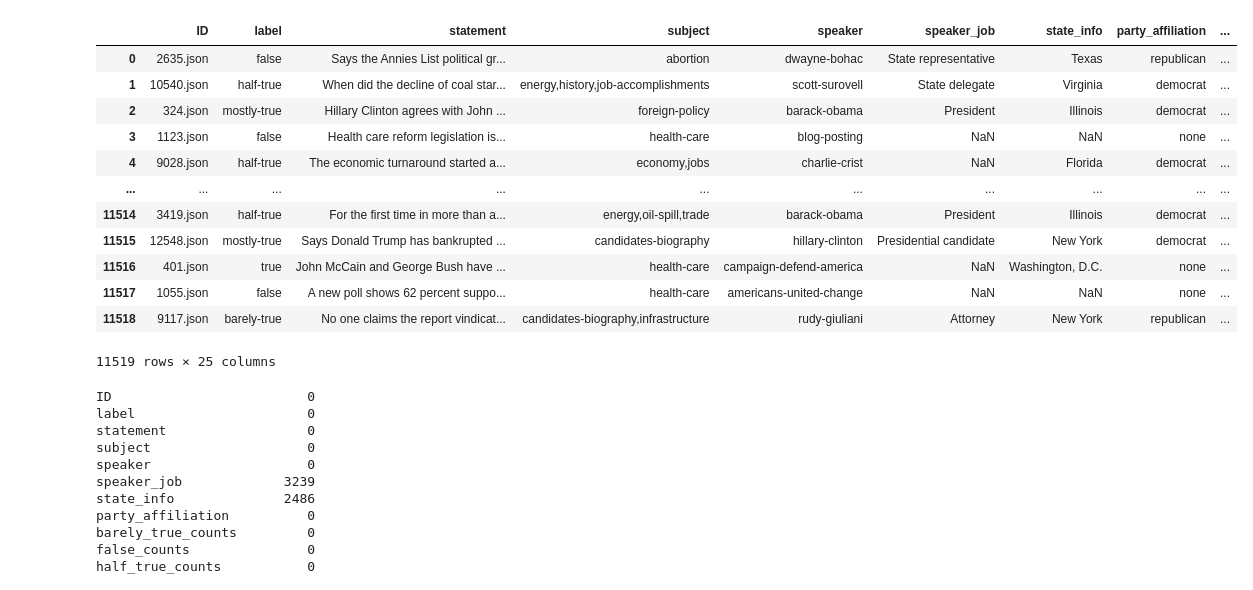
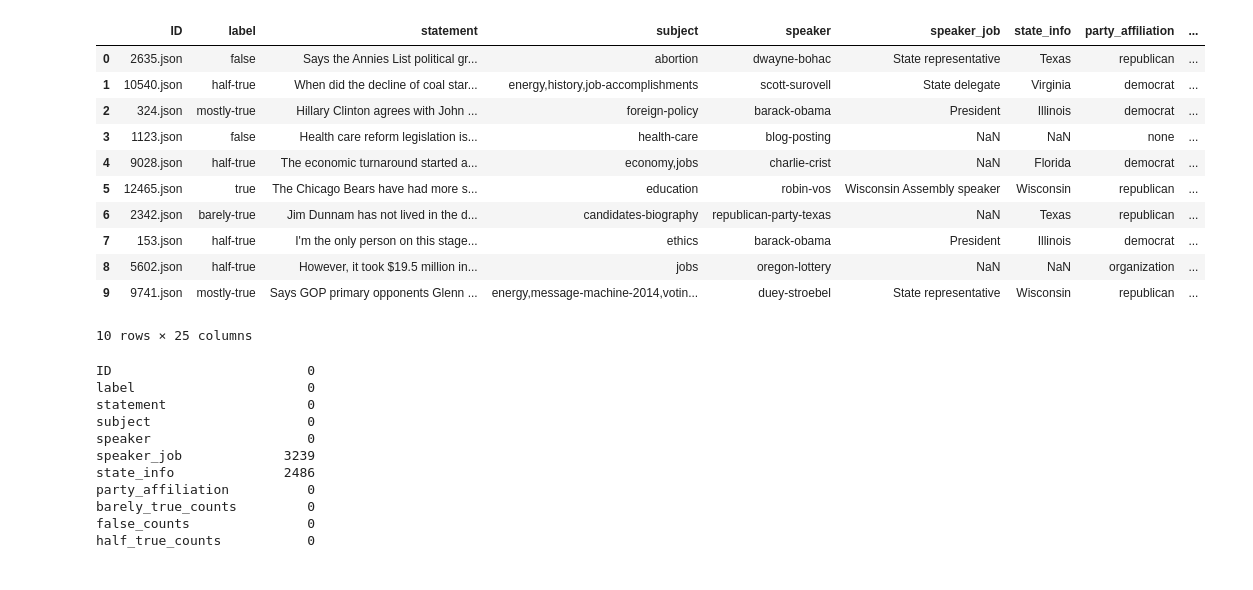
Before and after one commit to melisatahiraj/Fake_News_Detector, a Jupyter notebook: fake_news_ml.ipynb, the cells around one changed output. Saved outputs shown, nothing was run; the diff lists cells and outputs as text; code cells hidden in the pictures.

Commit message:
Additional data cleaning

```diff
--- a/fake_news_ml.ipynb
+++ b/fake_news_ml.ipynb
@@ -8,21 +8,20 @@ from sklearn.metrics import accuracy_score, classification_report
 # %%
 # Load the dataset
 fake_news_data = pd.read_csv('Resources/train.csv')
-fake_news_data
+fake_news_data.head(10)
 # %% [output]
 |  | ID | label | statement | subject | speaker | speaker_job | state_info | party_affiliation | ... |
 | 0 | 2635.json | false | Says the Annies List political gr... | abortion | dwayne-bohac | State representative | Texas | republican | ... |
 | 1 | 10540.json | half-true | When did the decline of coal star... | energy,history,job-accomplishments | scott-surovell | State delegate | Virginia | democrat | ... |
 | 2 | 324.json | mostly-true | Hillary Clinton agrees with John ... | foreign-policy | barack-obama | President | Illinois | democrat | ... |
 | 3 | 1123.json | false | Health care reform legislation is... | health-care | blog-posting | NaN | NaN | none | ... |
 | 4 | 9028.json | half-true | The economic turnaround started a... | economy,jobs | charlie-crist | NaN | Florida | democrat | ... |
-| ... | ... | ... | ... | ... | ... | ... | ... | ... | ... |
-| 11514 | 3419.json | half-true | For the first time in more than a... | energy,oil-spill,trade | barack-obama | President | Illinois | democrat | ... |
-| 11515 | 12548.json | mostly-true | Says Donald Trump has bankrupted ... | candidates-biography | hillary-clinton | Presidential candidate | New York | democrat | ... |
-| 11516 | 401.json | true | John McCain and George Bush have ... | health-care | campaign-defend-america | NaN | Washington, D.C. | none | ... |
-| 11517 | 1055.json | false | A new poll shows 62 percent suppo... | health-care | americans-united-change | NaN | NaN | none | ... |
-| 11518 | 9117.json | barely-true | No one claims the report vindicat... | candidates-biography,infrastructure | rudy-giuliani | Attorney | New York | republican | ... |
+| 5 | 12465.json | true | The Chicago Bears have had more s... | education | robin-vos | Wisconsin Assembly speaker | Wisconsin | republican | ... |
+| 6 | 2342.json | barely-true | Jim Dunnam has not lived in the d... | candidates-biography | republican-party-texas | NaN | Texas | republican | ... |
+| 7 | 153.json | half-true | I'm the only person on this stage... | ethics | barack-obama | President | Illinois | democrat | ... |
+| 8 | 5602.json | half-true | However, it took $19.5 million in... | jobs | oregon-lottery | NaN | NaN | organization | ... |
+| 9 | 9741.json | mostly-true | Says GOP primary opponents Glenn ... | energy,message-machine-2014,votin... | duey-stroebel | State representative | Wisconsin | republican | ... |
-11519 rows × 25 columns
+10 rows × 25 columns
 # %%
 # Check for missing values
 fake_news_data.isnull().sum()
```
Also changed, not shown: parts of 13 cells of this notebook.
